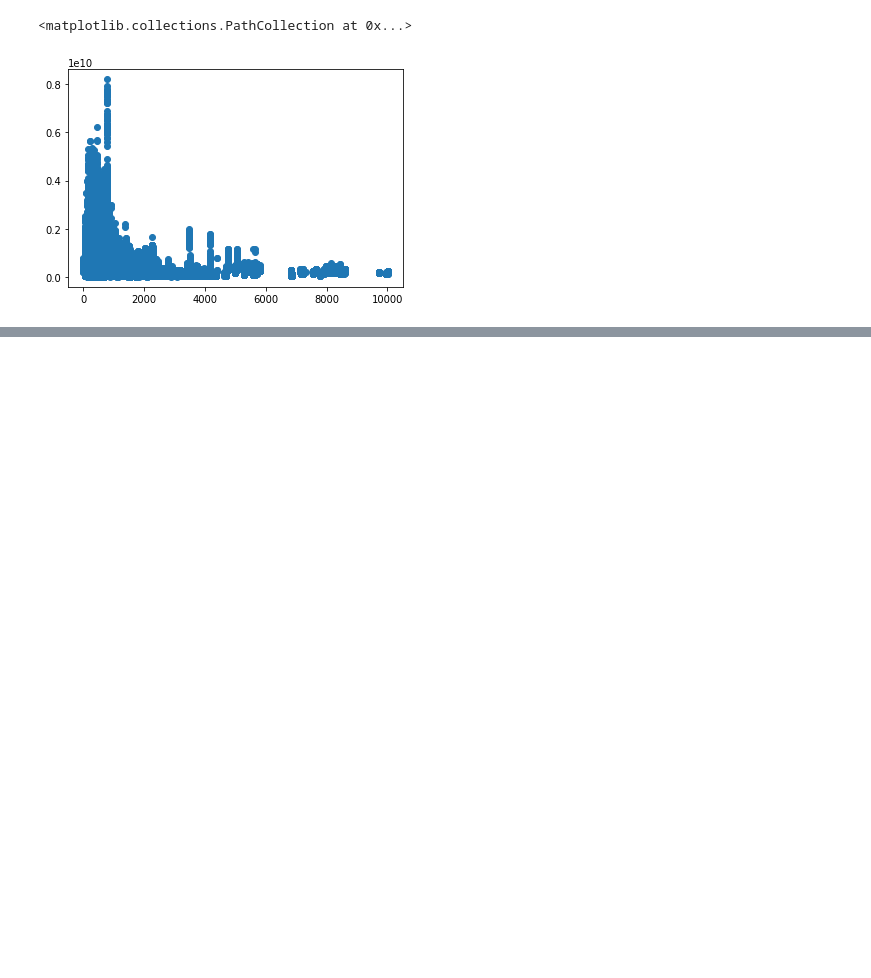
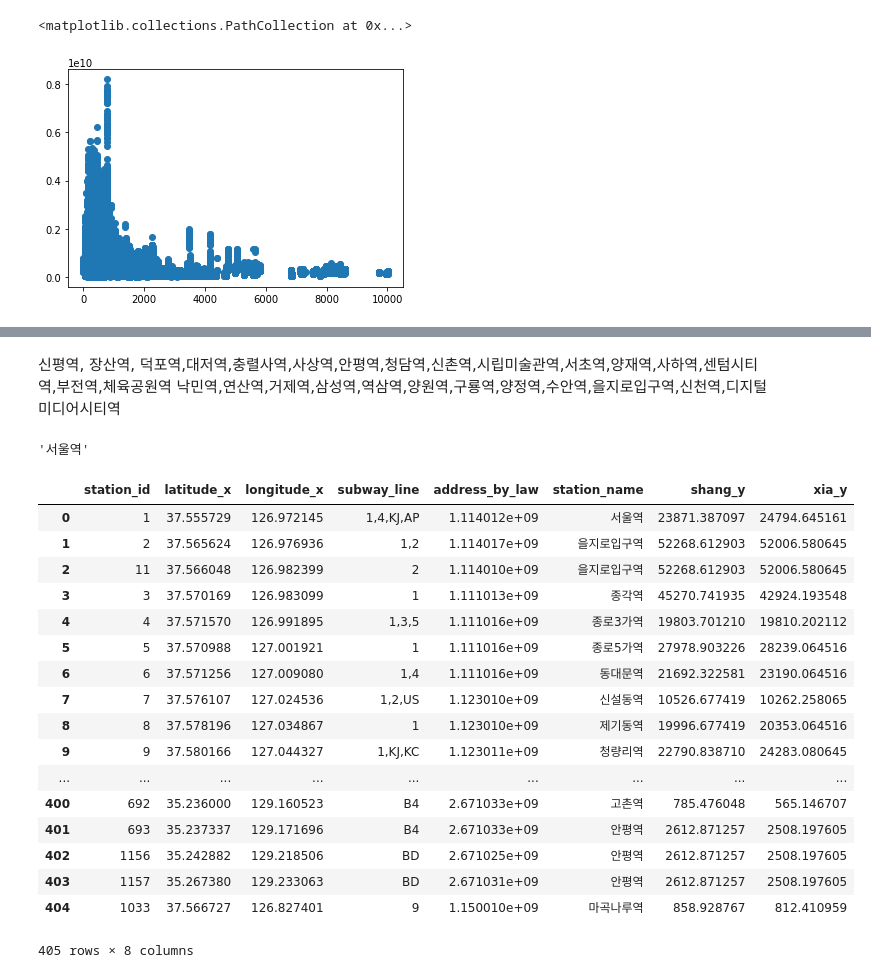
Before and after one commit to tlstmdwn/house_transaction_price, a Jupyter notebook: 직방.ipynb, the cells around one changed output, grey strips where cells are left out. Saved outputs shown, nothing was run; the diff lists cells and outputs as text; code cells hidden in the pictures; blank space fills up the shorter version.

```diff
--- a/직방.ipynb
+++ b/직방.ipynb
@@ -1047,0 +1341,41 @@ data.loc[data.apartment_id==5584]
+# %%
+subway_people = subway_people.groupby('station_name')['latitude','longitude','shang','xia'].mean()
+# %%
+subway_people_dist= pd.DataFrame()
+subway_loc = np.array(subway.loc[:,['latitude','longitude']])*[110000,88000]
+for i in subway_people.index:
+    x=np.array([subway_people.loc[i,'latitude'], subway_people.loc[i,'longitude']])*[110000,88000]
+    dist=subway_loc-x
+    subway_people_dist[i]=np.linalg.norm(dist,axis=1,ord=2)
+# %% [markdown]
+신평역, 장산역, 덕포역,대저역,충렬사역,사상역,안평역,청담역,신촌역,시립미술관역,서초역,양재역,사하역,센텀시티역,부전역,체육공원역
+낙민역,연산역,거제역,삼성역,역삼역,양원역,구룡역,양정역,수안역,을지로입구역,신천역,디지털미디어시티역
+# %%
+subway['station_name']=subway_people_dist.idxmin(axis=1)
+# %%
+subway_people = subway_people.reset_index()
+# %%
+subway.loc[0,'station_name']
+# %% [output]
+'서울역'
+# %%
+subway = pd.merge(subway,subway_people, on='station_name')
+# %% [output]
+|  | station_id | latitude_x | longitude_x | subway_line | address_by_law | station_name | shang_y | xia_y |
+| 0 | 1 | 37.555729 | 126.972145 | 1,4,KJ,AP | 1.114012e+09 | 서울역 | 23871.387097 | 24794.645161 |
+| 1 | 2 | 37.565624 | 126.976936 | 1,2 | 1.114017e+09 | 을지로입구역 | 52268.612903 | 52006.580645 |
+| 2 | 11 | 37.566048 | 126.982399 | 2 | 1.114010e+09 | 을지로입구역 | 52268.612903 | 52006.580645 |
+| 3 | 3 | 37.570169 | 126.983099 | 1 | 1.111013e+09 | 종각역 | 45270.741935 | 42924.193548 |
+| 4 | 4 | 37.571570 | 126.991895 | 1,3,5 | 1.111016e+09 | 종로3가역 | 19803.701210 | 19810.202112 |
+| 5 | 5 | 37.570988 | 127.001921 | 1 | 1.111016e+09 | 종로5가역 | 27978.903226 | 28239.064516 |
+| 6 | 6 | 37.571256 | 127.009080 | 1,4 | 1.111016e+09 | 동대문역 | 21692.322581 | 23190.064516 |
+| 7 | 7 | 37.576107 | 127.024536 | 1,2,US | 1.123010e+09 | 신설동역 | 10526.677419 | 10262.258065 |
+| 8 | 8 | 37.578196 | 127.034867 | 1 | 1.123010e+09 | 제기동역 | 19996.677419 | 20353.064516 |
+| 9 | 9 | 37.580166 | 127.044327 | 1,KJ,KC | 1.123011e+09 | 청량리역 | 22790.838710 | 24283.080645 |
+| ... | ... | ... | ... | ... | ... | ... | ... | ... |
+| 400 | 692 | 35.236000 | 129.160523 | B4 | 2.671033e+09 | 고촌역 | 785.476048 | 565.146707 |
+| 401 | 693 | 35.237337 | 129.171696 | B4 | 2.671033e+09 | 안평역 | 2612.871257 | 2508.197605 |
+| 402 | 1156 | 35.242882 | 129.218506 | BD | 2.671025e+09 | 안평역 | 2612.871257 | 2508.197605 |
+| 403 | 1157 | 35.267380 | 129.233063 | BD | 2.671031e+09 | 안평역 | 2612.871257 | 2508.197605 |
+| 404 | 1033 | 37.566727 | 126.827401 | 9 | 1.150010e+09 | 마곡나루역 | 858.928767 | 812.410959 |
+405 rows × 8 columns
```
Also changed, not shown: parts of 101 cells of this notebook.
